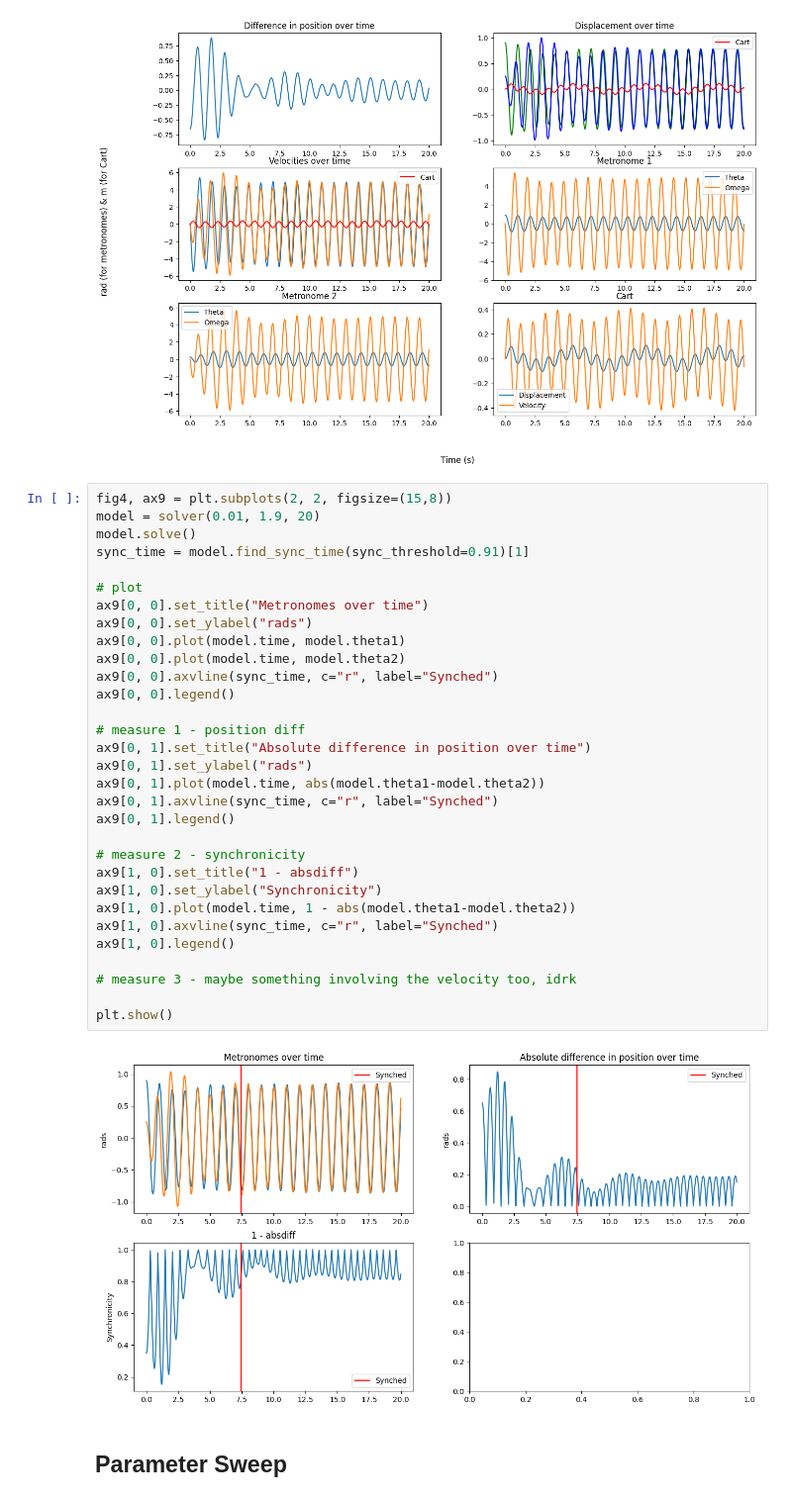
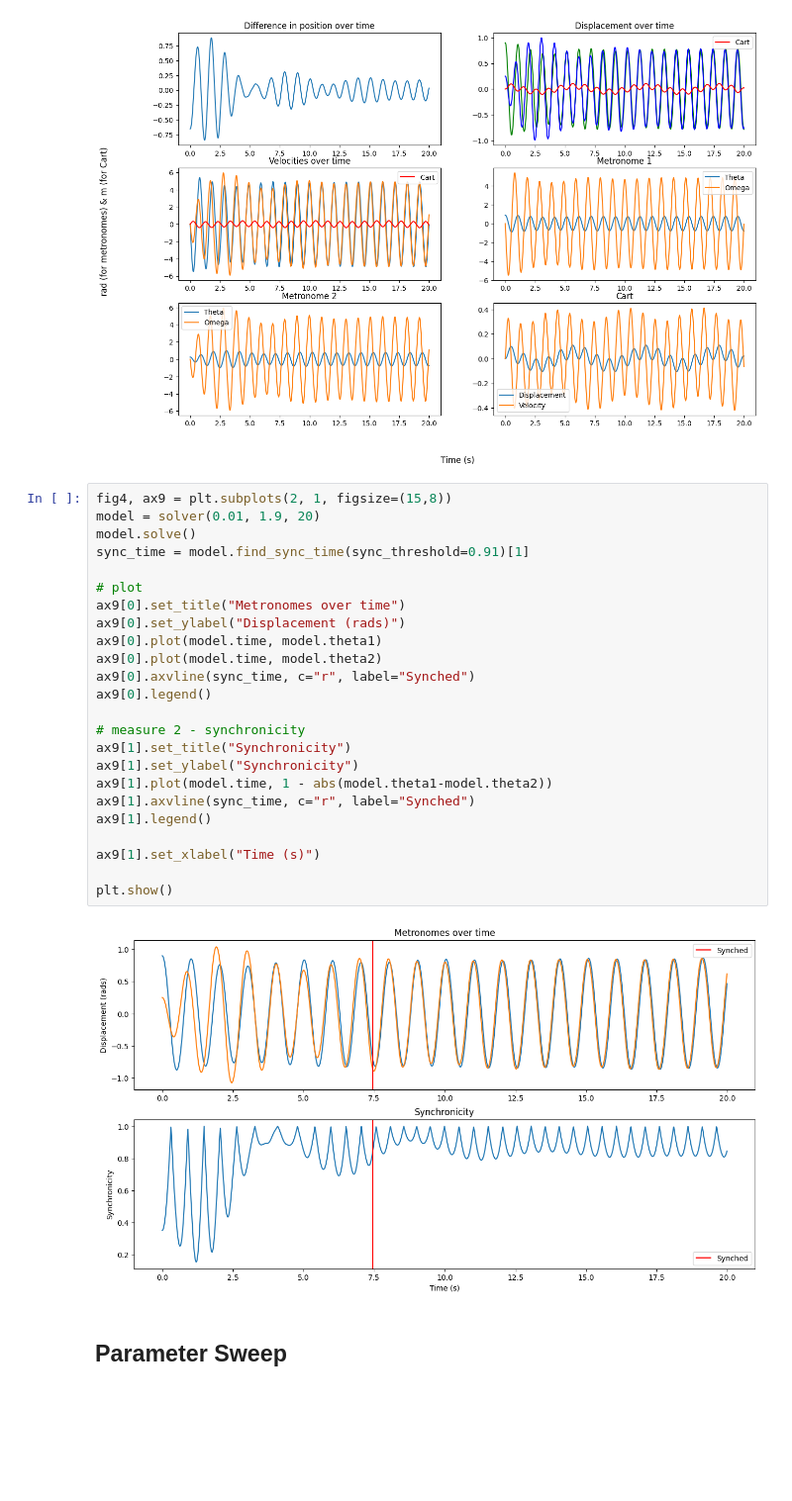
Before and after one commit to eric-yhchen/MDM2-Group-09, a Jupyter notebook: LC Model FLC Tests.ipynb, the cells around one changed output. Shown at 99% size. Saved outputs shown, nothing was run; the diff lists cells and outputs as text; blank space fills up the shorter version.

```diff
--- a/LC Model FLC Tests.ipynb
+++ b/LC Model FLC Tests.ipynb
@@ -346,38 +316,31 @@ plt.show()
 # %% [output]
 [figure]
 # %%
-fig4, ax9 = plt.subplots(2, 2, figsize=(15,8))
+fig4, ax9 = plt.subplots(2, 1, figsize=(15,8))
 model = solver(0.01, 1.9, 20)
 model.solve()
 sync_time = model.find_sync_time(sync_threshold=0.91)[1]
 
 # plot
-ax9[0, 0].set_title("Metronomes over time")
-ax9[0, 0].set_ylabel("rads")
-ax9[0, 0].plot(model.time, model.theta1)
-ax9[0, 0].plot(model.time, model.theta2)
-ax9[0, 0].axvline(sync_time, c="r", label="Synched")
-ax9[0, 0].legend()
-
-# measure 1 - position diff
-ax9[0, 1].set_title("Absolute difference in position over time")
-ax9[0, 1].set_ylabel("rads")
-ax9[0, 1].plot(model.time, abs(model.theta1-model.theta2))
-ax9[0, 1].axvline(sync_time, c="r", label="Synched")
-ax9[0, 1].legend()
+ax9[0].set_title("Metronomes over time")
+ax9[0].set_ylabel("Displacement (rads)")
+ax9[0].plot(model.time, model.theta1)
+ax9[0].plot(model.time, model.theta2)
+ax9[0].axvline(sync_time, c="r", label="Synched")
+ax9[0].legend()
 
 # measure 2 - synchronicity
-ax9[1, 0].set_title("1 - absdiff")
-ax9[1, 0].set_ylabel("Synchronicity")
-ax9[1, 0].plot(model.time, 1 - abs(model.theta1-model.theta2))
-ax9[1, 0].axvline(sync_time, c="r", label="Synched")
-ax9[1, 0].legend()
+ax9[1].set_title("Synchronicity")
+ax9[1].set_ylabel("Synchronicity")
+ax9[1].plot(model.time, 1 - abs(model.theta1-model.theta2))
+ax9[1].axvline(sync_time, c="r", label="Synched")
+ax9[1].legend()
 
-# measure 3 - maybe something involving the velocity too, idrk
+ax9[1].set_xlabel("Time (s)")
 
 plt.show()
 # %% [output]
-[figure, old version]
+[figure, new version]
 # %% [markdown]
 ## Parameter Sweep
 # %%
```
Also changed, not shown: parts of 17 cells of this notebook, 9 other files.
